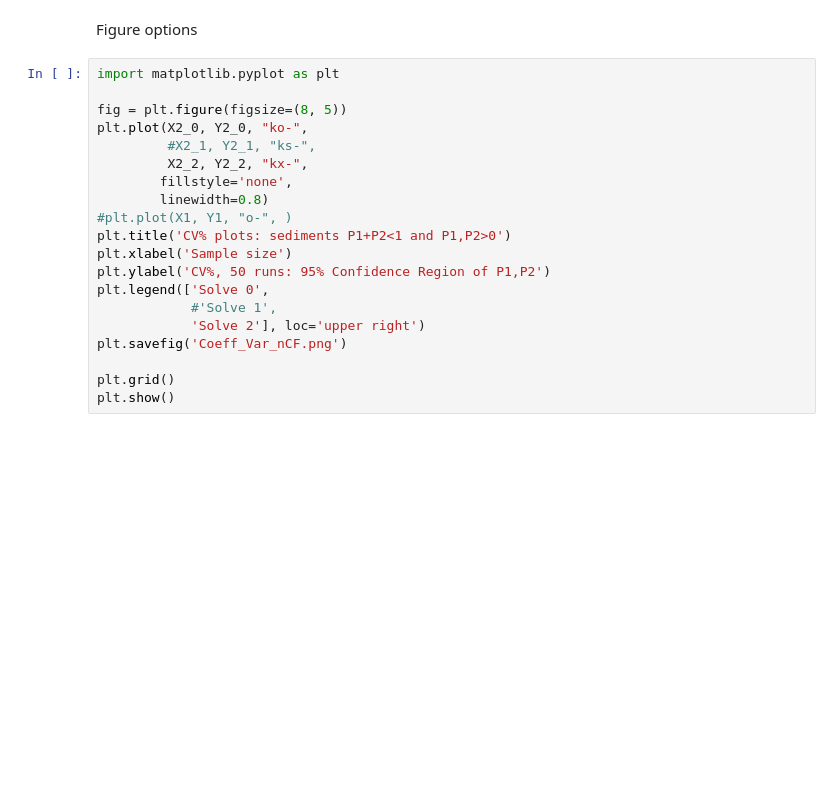
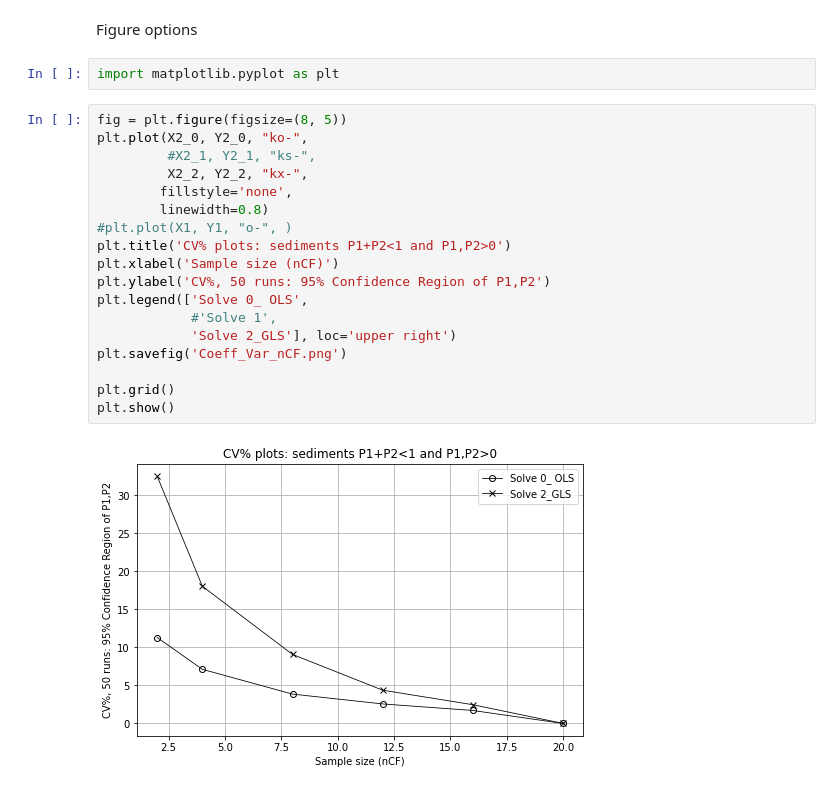
Before and after one commit to tiagoburiol/Fingerprinting, a Jupyter notebook: quick_start.ipynb, the cells around one changed output. Saved outputs shown, nothing was run; the diff lists cells and outputs as text; blank space fills up the shorter version.

```diff
--- a/quick_start.ipynb
+++ b/quick_start.ipynb
@@ -191,26 +191,28 @@ X2_2 = nCFs.copy()
 Y2_2 = CFcv2.copy()
 # %% [markdown]
 Figure options
+# %%
+import matplotlib.pyplot as plt
 # %%
-import matplotlib.pyplot as plt
-
 fig = plt.figure(figsize=(8, 5))
 plt.plot(X2_0, Y2_0, "ko-",
          #X2_1, Y2_1, "ks-",
          X2_2, Y2_2, "kx-",
         fillstyle='none',
         linewidth=0.8)
 #plt.plot(X1, Y1, "o-", )
 plt.title('CV% plots: sediments P1+P2<1 and P1,P2>0')
-plt.xlabel('Sample size')
+plt.xlabel('Sample size (nCF)')
 plt.ylabel('CV%, 50 runs: 95% Confidence Region of P1,P2')
-plt.legend(['Solve 0',
+plt.legend(['Solve 0_ OLS',
             #'Solve 1',
-            'Solve 2'], loc='upper right')
+            'Solve 2_GLS'], loc='upper right')
 plt.savefig('Coeff_Var_nCF.png')
 
 plt.grid()
 plt.show()
+# %% [output]
+[figure, added]
 # %%
 fig = plt.figure(figsize=(8, 5))
 plt.plot(X1_0, Y1_0, "ko-",
```
Also changed, not shown: parts of 5 cells of this notebook.
